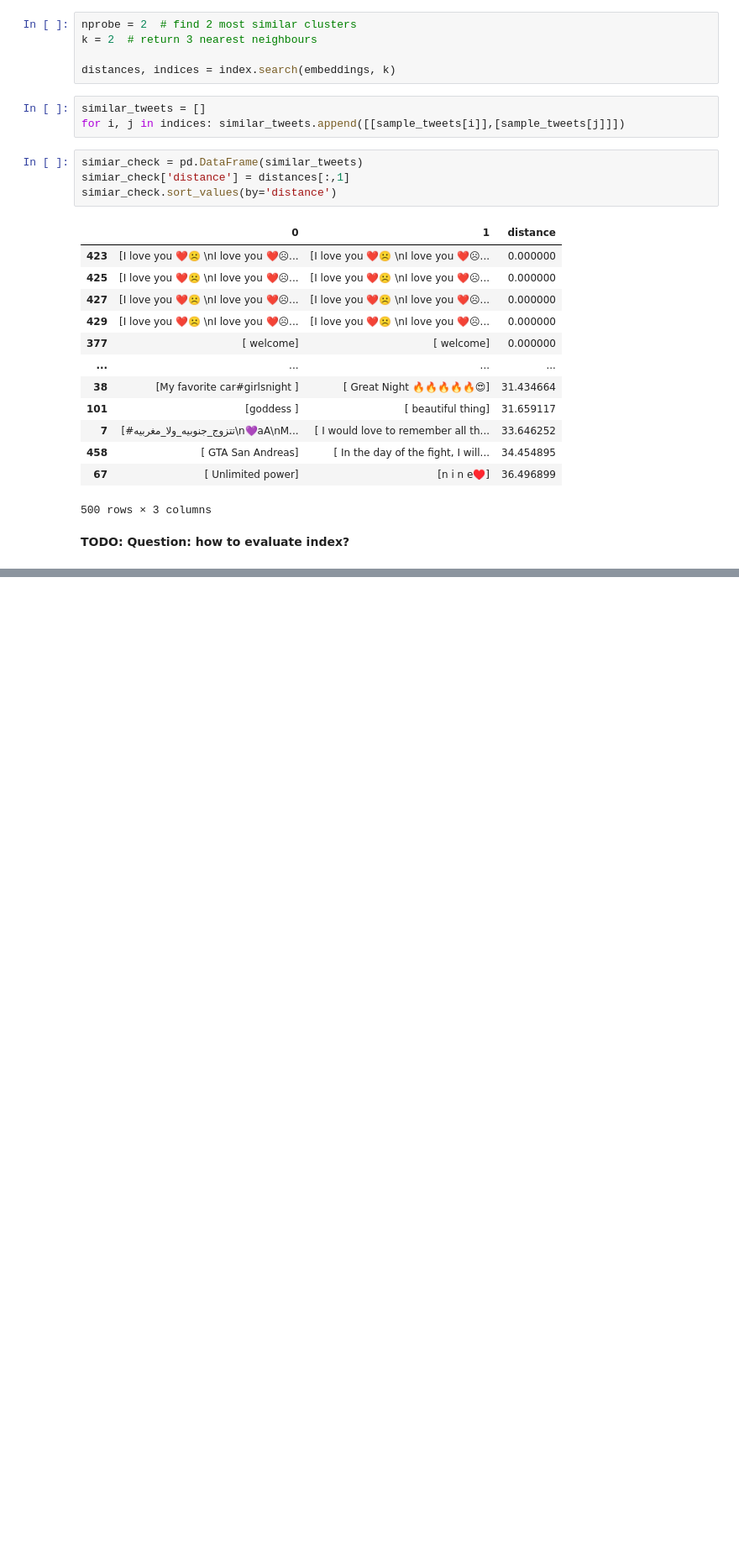
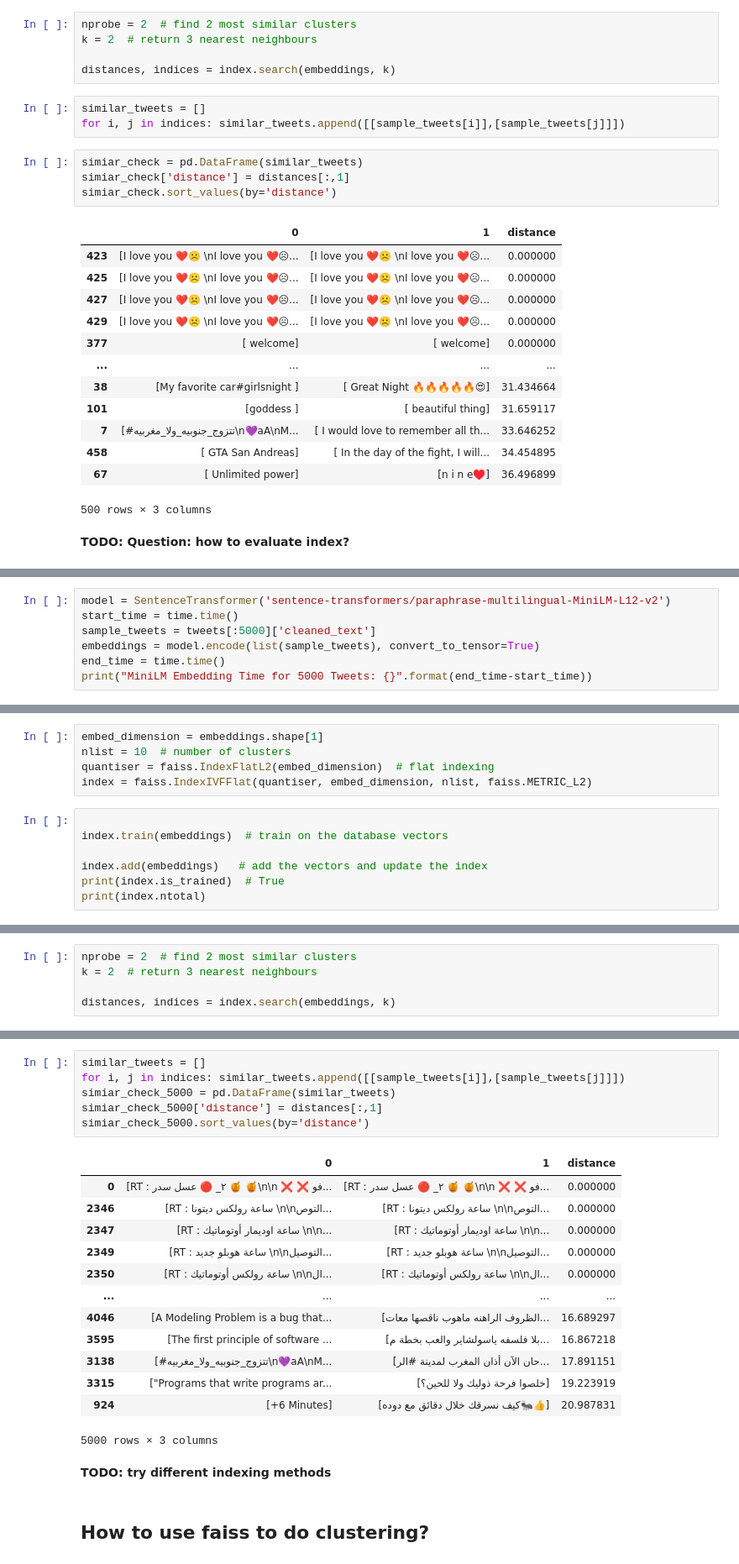
Before and after one commit to zhouhanc/capstone-topic-discovery, a Jupyter notebook: Code.ipynb, the cells around one changed output, grey strips where cells are left out. Shown at 84% size. Drawn from its saved outputs; the diff is of its cells as text; blank space fills up the shorter version.

Commit message:
adding clustering using faiss

```diff
--- a/Code.ipynb
+++ b/Code.ipynb
@@ -385,0 +389,7 @@ simiar_check.sort_values(by='distance')
+# %%
+model = SentenceTransformer('sentence-transformers/paraphrase-multilingual-MiniLM-L12-v2')
+start_time = time.time()
+sample_tweets = tweets[:5000]['cleaned_text']
+embeddings = model.encode(list(sample_tweets), convert_to_tensor=True)
+end_time = time.time()
+print("MiniLM Embedding Time for 5000 Tweets: {}".format(end_time-start_time))
@@ -385,0 +402,12 @@ simiar_check.sort_values(by='distance')
+# %%
+embed_dimension = embeddings.shape[1]
+nlist = 10  # number of clusters
+quantiser = faiss.IndexFlatL2(embed_dimension)  # flat indexing
+index = faiss.IndexIVFFlat(quantiser, embed_dimension, nlist, faiss.METRIC_L2)
+# %%
+
+index.train(embeddings)  # train on the database vectors
+
+index.add(embeddings)   # add the vectors and update the index
+print(index.is_trained)  # True
+print(index.ntotal)
@@ -385,0 +417,5 @@ simiar_check.sort_values(by='distance')
+# %%
+nprobe = 2  # find 2 most similar clusters
+k = 2  # return 3 nearest neighbours
+
+distances, indices = index.search(embeddings, k)
@@ -385,0 +439,24 @@ simiar_check.sort_values(by='distance')
+# %%
+similar_tweets = []
+for i, j in indices: similar_tweets.append([[sample_tweets[i]],[sample_tweets[j]]])
+simiar_check_5000 = pd.DataFrame(similar_tweets)
+simiar_check_5000['distance'] = distances[:,1]
+simiar_check_5000.sort_values(by='distance')
+# %% [output]
+|  | 0 | 1 | distance |
+| 0 | [RT : ٢_ 🔴 عسل سدر 🍯 🍯\n\n ❌ ❌ فو... | [RT : ٢_ 🔴 عسل سدر 🍯 🍯\n\n ❌ ❌ فو... | 0.000000 |
+| 2346 | [RT : ساعة رولكس ديتونا \n\nالتوص... | [RT : ساعة رولكس ديتونا \n\nالتوص... | 0.000000 |
+| 2347 | [RT : ساعة اوديمار أوتوماتيك \n\n... | [RT : ساعة اوديمار أوتوماتيك \n\n... | 0.000000 |
+| 2349 | [RT : ساعة هوبلو جديد \n\nالتوصيل... | [RT : ساعة هوبلو جديد \n\nالتوصيل... | 0.000000 |
+| 2350 | [RT : ساعة رولكس أوتوماتيك \n\nال... | [RT : ساعة رولكس أوتوماتيك \n\nال... | 0.000000 |
+| ... | ... | ... | ... |
+| 4046 | [A Modeling Problem is a bug that... | [الظروف الراهنه ماهوب ناقصها معات... | 16.689297 |
+| 3595 | [The first principle of software ... | [بلا فلسفه ياسولشاير والعب بخطة م... | 16.867218 |
+| 3138 | [#تتزوج_جنوبيه_ولا_مغربيه\n💜aA\nM... | [حان الآن أذان المغرب لمدينة #الر... | 17.891151 |
+| 3315 | ["Programs that write programs ar... | [خلصوا فرحة ذوليك ولا للحين؟] | 19.223919 |
+| 924 | [+6 Minutes] | [كيف نسرقك خلال دقائق مع دوده🐜👍] | 20.987831 |
+5000 rows × 3 columns
+# %% [markdown]
+__TODO: try different indexing methods__
+# %% [markdown]
+## How to use faiss to do clustering?
```
Also changed, not shown: parts of 12 cells of this notebook.
